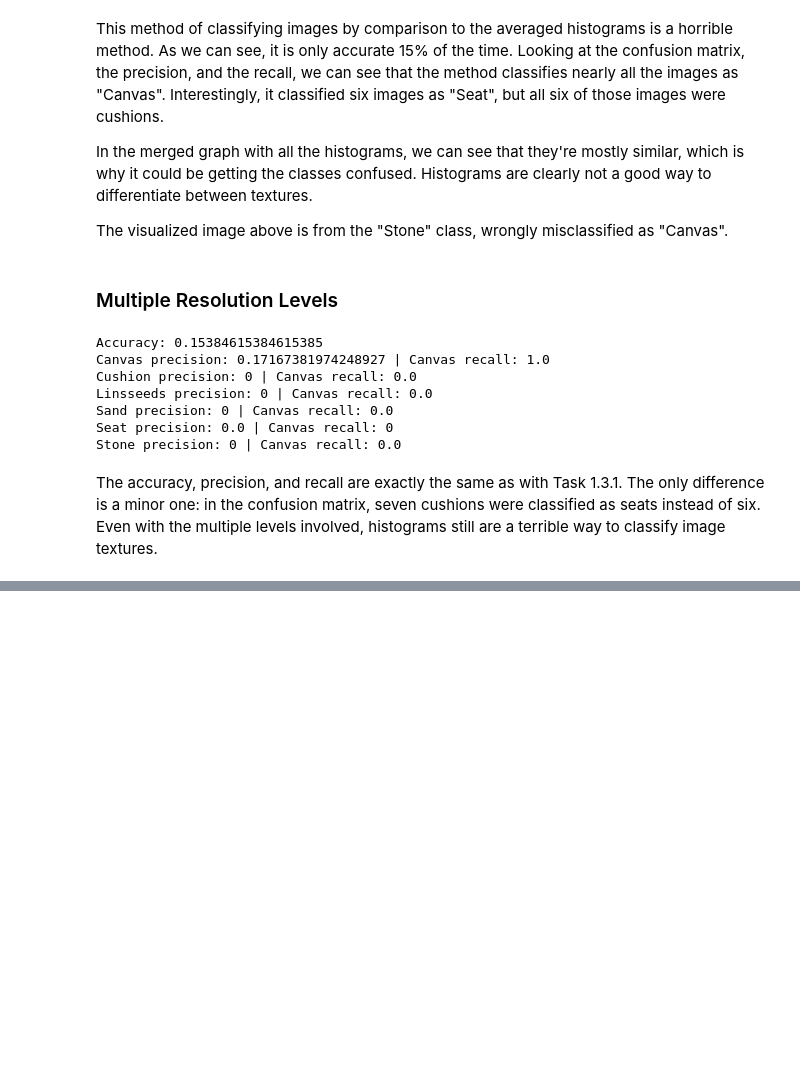
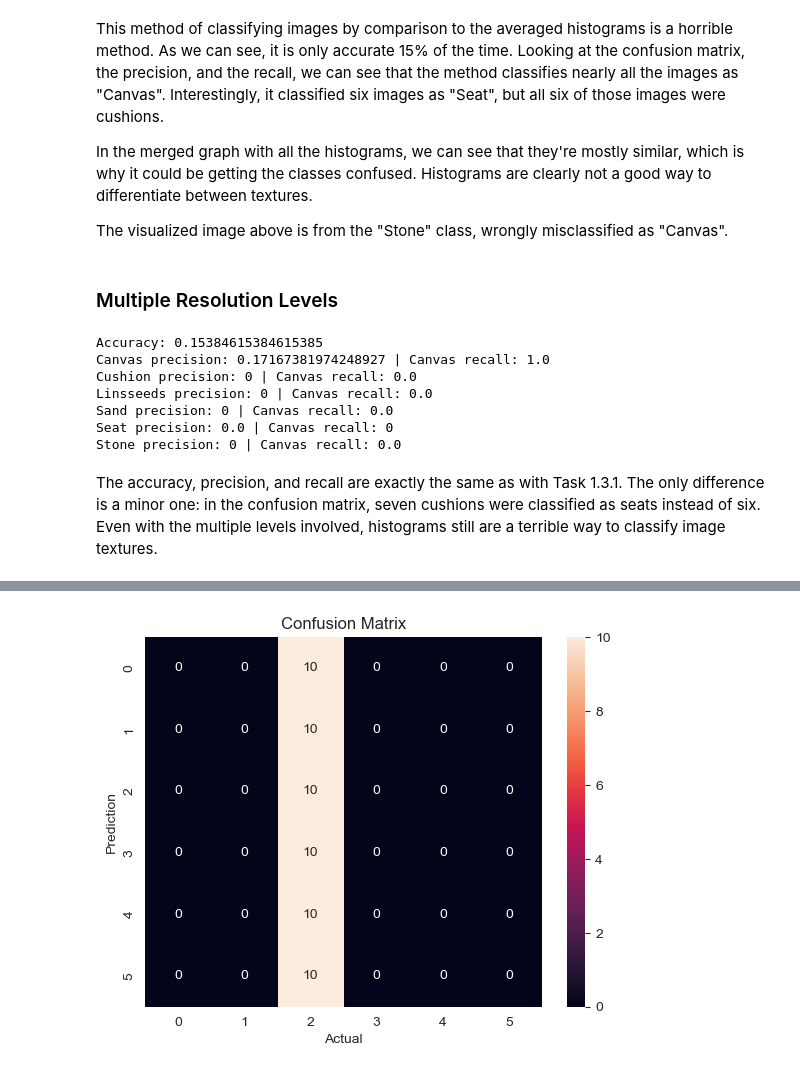
Before and after one commit to emiliamzz/Learning-Based-Comp-Vision, a Jupyter notebook: Assignment 2/a2_300018129_csi5341.ipynb, the cells around one changed output, grey strips where cells are left out. Drawn from its saved outputs; the diff is of its cells as text; code cells hidden in the pictures; blank space fills up the shorter version.

Commit message:
Learning-Based Classification

```diff
--- a/Assignment 2/a2_300018129_csi5341.ipynb
+++ b/Assignment 2/a2_300018129_csi5341.ipynb
@@ -760,0 +804,3 @@ The accuracy, precision, and recall are exactly the same as with Task 1.3.1. The
+# %%
+model = MLPClassifier()
+model.fit(X, y)
@@ -760,0 +861,96 @@ The accuracy, precision, and recall are exactly the same as with Task 1.3.1. The
+# %%
+cm = confusion_matrix(y_test, y_pred)
+
+# Plot the confusion matrix
+sns.heatmap(cm, annot=True)
+plt.title('Confusion Matrix')
+plt.xlabel('Actual')
+plt.ylabel('Prediction')
+plt.show()
+
+# Multiclass accuracy = correct classifications / all classifications
+accuracy = (cm[0][0] + cm[1][1] + cm[2][2] + cm[3][3] + cm[4][4] + cm[5][5]) / 260 #hardcoding because I know the total and don't want to iterate over an array
+
+# Precision = TP / (TP + FP)
+# Recall = TP / (TP + FN)
+canvas_tp = cm[0][0]
+canvas_fp = cm[1][0] + cm[2][0] + cm[3][0] + cm[4][0] + cm[5][0]
+canvas_fn = cm[0][1] + cm[0][2] + cm[0][3] + cm[0][4] + cm[0][5]
+try:
+    canvas_precision = canvas_tp / (canvas_tp + canvas_fp)
+except:
+    canvas_precision = 0
+try:
+    canvas_recall = canvas_tp / (canvas_tp + canvas_fn)
+except:
+    canvas_recall = 0
+
+cushion_tp = cm[1][1]
+cushion_fp = cm[0][1] + cm[2][1] + cm[3][1] + cm[4][1] + cm[5][1]
+cushion_fn = cm[1][0] + cm[1][2] + cm[1][3] + cm[1][4] + cm[1][5]
+try:
+    cushion_precision = cushion_tp / (cushion_tp + cushion_fp)
+except:
+    cushion_precision = 0
+try:
+    cushion_recall = cushion_tp / (cushion_tp + cushion_fn)
+except:
+    cushion_recall = 0
+
+linsseeds_tp = cm[2][2]
+linsseeds_fp = cm[1][2] + cm[0][2] + cm[3][2] + cm[4][2] + cm[5][2]
+linsseeds_fn = cm[2][1] + cm[2][0] + cm[2][3] + cm[2][4] + cm[2][5]
+try:
+    linsseeds_precision = linsseeds_tp / (linsseeds_tp + linsseeds_fp)
+except:
+    linsseeds_precision = 0
+try:
+    linsseeds_recall = linsseeds_tp / (linsseeds_tp + linsseeds_fn)
+except:
+    linsseeds_recall = 0
+
+sand_tp = cm[3][3]
+sand_fp = cm[1][3] + cm[2][3] + cm[0][3] + cm[4][3] + cm[5][3]
+sand_fn = cm[3][1] + cm[3][2] + cm[3][0] + cm[3][4] + cm[3][5]
+try:
+    sand_precision = sand_tp / (sand_tp + sand_fp)
+except:
+    sand_precision = 0
+try:
+    sand_recall = sand_tp / (sand_tp + sand_fn)
+except:
+    sand_recall = 0
+
+seat_tp = cm[4][4]
+seat_fp = cm[1][4] + cm[2][4] + cm[3][4] + cm[0][4] + cm[5][4]
+seat_fn = cm[4][1] + cm[4][2] + cm[4][3] + cm[4][0] + cm[4][5]
+try:
+    seat_precision = seat_tp / (seat_tp + seat_fp)
+except:
+    seat_precision = 0
+try:
+    seat_recall = seat_tp / (seat_tp + canvas_fn)
+except:
+    seat_recall = 0
+
+stone_tp = cm[5][5]
+stone_fp = cm[1][5] + cm[2][5] + cm[3][5] + cm[4][5] + cm[0][5]
+stone_fn = cm[5][1] + cm[5][2] + cm[5][3] + cm[5][4] + cm[5][0]
+try:
+    stone_precision = stone_tp / (stone_tp + stone_fp)
+except:
+    stone_precision = 0
+try:
+    stone_recall = stone_tp / (stone_tp + stone_fn)
+except:
+    stone_recall = 0
+
+print("Accuracy: " + str(accuracy))
+print("Canvas precision: " + str(canvas_precision) + " | Canvas recall: " + str(canvas_recall))
+print("Cushion precision: " + str(cushion_precision) + " | Canvas recall: " + str(cushion_recall))
+print("Linsseeds precision: " + str(linsseeds_precision) + " | Canvas recall: " + str(linsseeds_recall))
+print("Sand precision: " + str(sand_precision) + " | Canvas recall: " + str(sand_recall))
+print("Seat precision: " + str(seat_precision) + " | Canvas recall: " + str(seat_recall))
+print("Stone precision: " + str(stone_precision) + " | Canvas recall: " + str(stone_recall))
+# %% [output]
+[figure, added]
```
Also changed, not shown: parts of 12 cells of this notebook.
